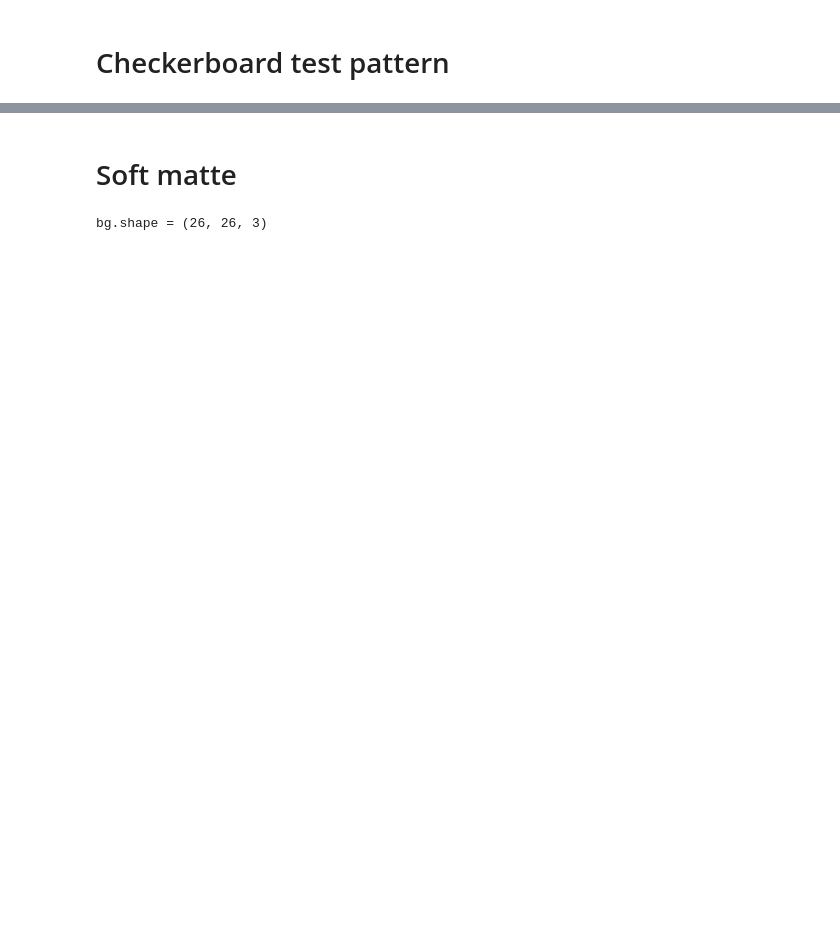
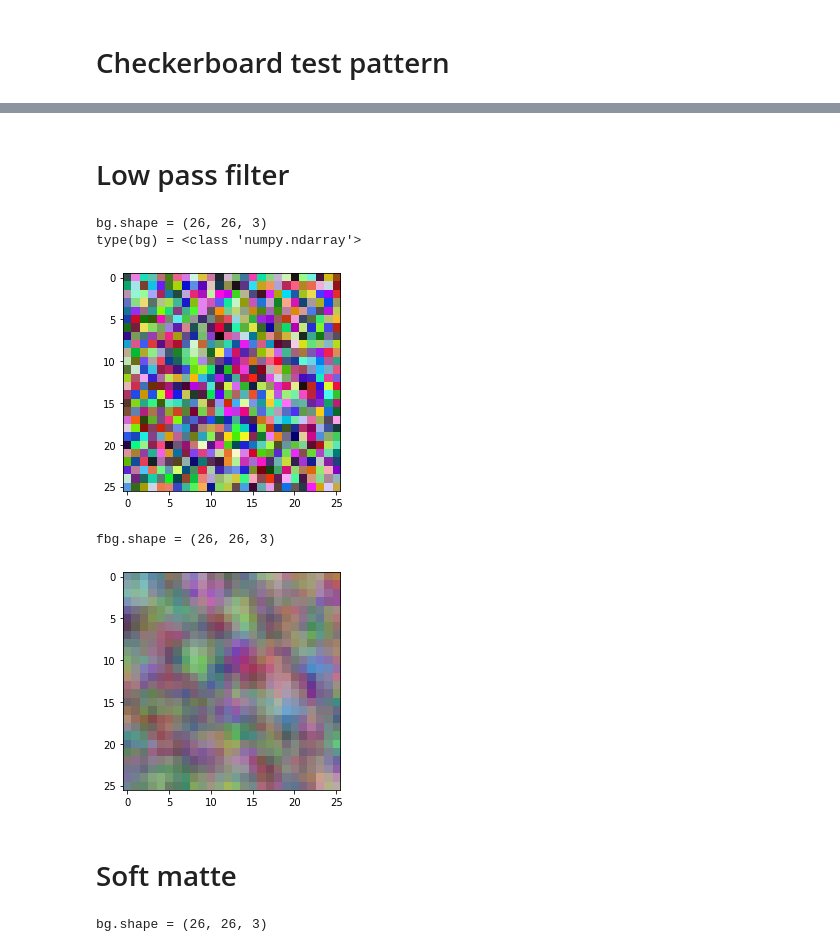
Before and after one commit to cwreynolds/PredatorEye, a Jupyter notebook: ThreeImageSoftMatte.ipynb, the cells around one changed output, grey strips where cells are left out. Cells and saved outputs as stored; diff of their text form; code cells hidden in the pictures; blank space fills up the shorter version.

```diff
--- a/ThreeImageSoftMatte.ipynb
+++ b/ThreeImageSoftMatte.ipynb
@@ -186,3 +207,44 @@ df.draw_image(make_checkerboard(100, 5))
+# %% [markdown]
+# Low pass filter
+# %%
+def lpf_3x3_box(image):
+    # print('image.shape =', image.shape)
+    # print('type(image) =', type(image))
+
+    s = image.shape
+    # print('s =', s)
+    # print('s[0] =', s[0])
+    filtered = np.empty(s, dtype=np.float32)
+    for x in range(s[0]):
+        for y in range(s[1]):
+            sum = [0,0,0]
+            count = 0
+            for i in range(-1, 2):
+                for j in range(-1, 2):
+                    p = x + i
+                    q = y + j
+                    if (p >= 0) and (q >= 0) and (p < s[0]) and (q < s[1]):
+                        count += 1
+                        sum += image[p, q, :]
+            filtered[x, y, :] = sum / count
+    return filtered
+
+bg = np.random.rand(disk_diameter_int, disk_diameter_int, 3).astype(np.float32)
+print('bg.shape =', bg.shape)
+print('type(bg) =', type(bg))
+df.draw_image(bg)
+
+# fbg = np.random.rand(disk_diameter_int, disk_diameter_int, 3).astype(np.float32)
+
+fbg = lpf_3x3_box(bg)
+print('fbg.shape =', fbg.shape)
+df.draw_image(fbg)
+# %% [output]
+bg.shape = (26, 26, 3)
+type(bg) = <class 'numpy.ndarray'>
+[figure, added]
+fbg.shape = (26, 26, 3)
+[figure, added]
 # %% [markdown]
 # Soft matte
 # %%
```
Also changed, not shown: parts of 4 cells of this notebook.
